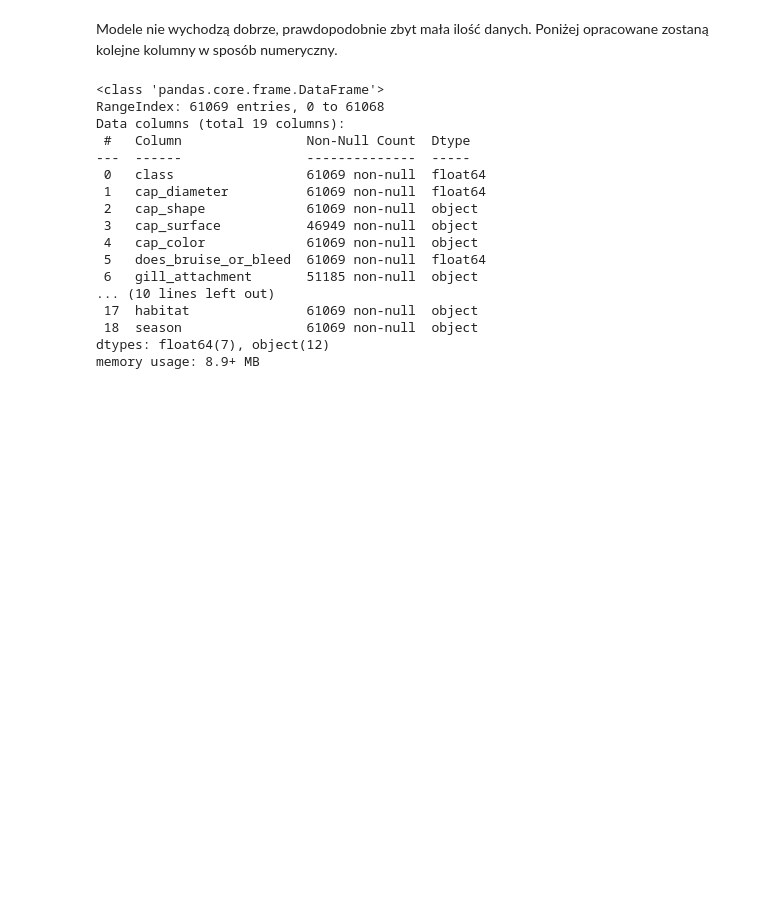
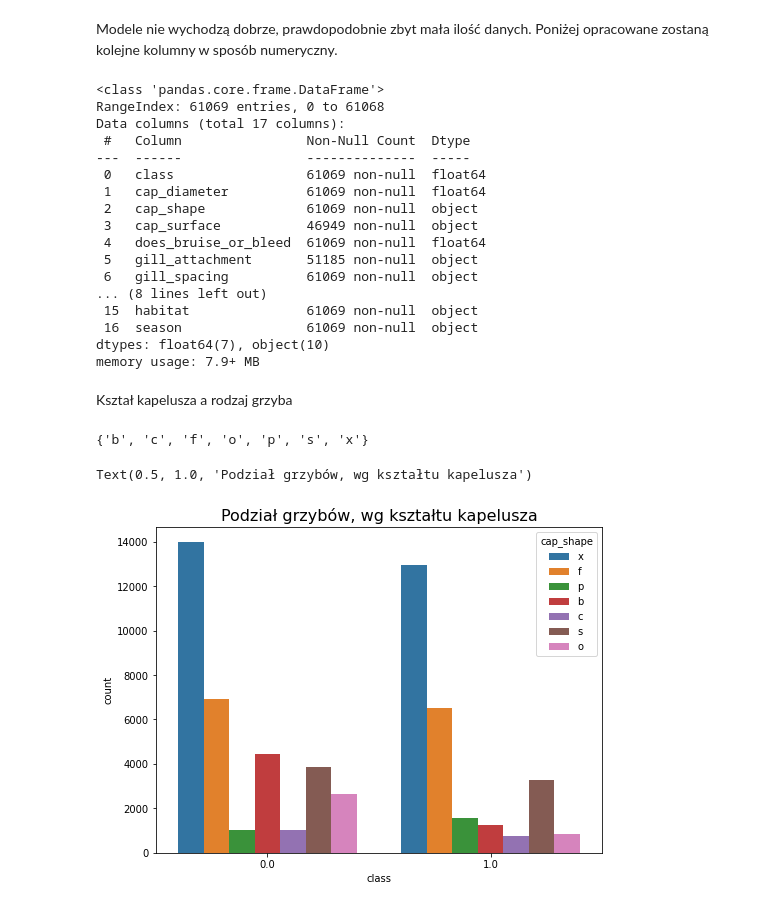
Before and after one commit to Joanna0512/Grzyby, a Jupyter notebook: grzyby.ipynb, the cells around one changed output. Cells and saved outputs as stored; diff of their text form; code cells hidden in the pictures; blank space fills up the shorter version.

```diff
--- a/grzyby.ipynb
+++ b/grzyby.ipynb
@@ -148,0 +218,2 @@ set(df['cap_color'])
+# %%
+df.drop(['stem_root'], axis=1, inplace=True)
@@ -326,0 +275,2 @@ Name: ring_type, dtype: int64
+# %%
+df.drop(['cap_color'], axis=1, inplace=True)
@@ -435,18 +377,31 @@ df.info()
 # %% [output]
 <class 'pandas.core.frame.DataFrame'>
 RangeIndex: 61069 entries, 0 to 61068
-Data columns (total 19 columns):
+Data columns (total 17 columns):
  #   Column                Non-Null Count  Dtype
 ---  ------                --------------  -----
  0   class                 61069 non-null  float64
  1   cap_diameter          61069 non-null  float64
  2   cap_shape             61069 non-null  object
  3   cap_surface           46949 non-null  object
- 4   cap_color             61069 non-null  object
- 5   does_bruise_or_bleed  61069 non-null  float64
- 6   gill_attachment       51185 non-null  object
-... (10 lines left out)
- 17  habitat               61069 non-null  object
- 18  season                61069 non-null  object
-dtypes: float64(7), object(12)
-memory usage: 8.9+ MB
+ 4   does_bruise_or_bleed  61069 non-null  float64
+ 5   gill_attachment       51185 non-null  object
+ 6   gill_spacing          61069 non-null  object
+... (8 lines left out)
+ 15  habitat               61069 non-null  object
+ 16  season                61069 non-null  object
+dtypes: float64(7), object(10)
+memory usage: 7.9+ MB
+# %% [markdown]
+Kształ kapelusza a rodzaj grzyba
+# %%
+set(df['cap_shape'])
+# %% [output]
+{'b', 'c', 'f', 'o', 'p', 's', 'x'}
+# %%
+plt.figure(figsize=(8,6))
+sns.countplot(x='class', data=df, hue=df['cap_shape'])
+plt.title('Podział grzybów, wg kształtu kapelusza', fontsize=16)
+# %% [output]
+Text(0.5, 1.0, 'Podział grzybów, wg kształtu kapelusza')
+[figure, added]
```
Also changed, not shown: parts of 148 cells of this notebook.
